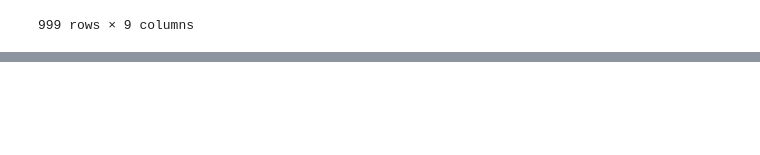
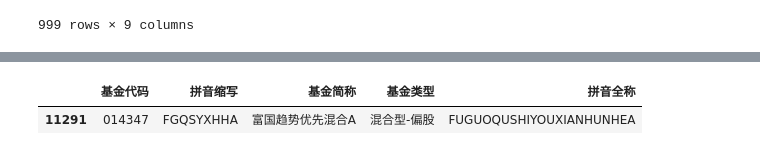
Before and after one commit to tcfh2016/knowledge-map, a Jupyter notebook: Finance/FinTech/akshare/指数数据/akshare_index.ipynb, the cells around one changed output, grey strips where cells are left out. Cells and saved outputs as stored; diff of their text form; code cells hidden in the pictures; blank space fills up the shorter version.

Commit message:
akshare update.

```diff
--- a/Finance/FinTech/akshare/指数数据/akshare_index.ipynb
+++ b/Finance/FinTech/akshare/指数数据/akshare_index.ipynb
@@ -108,0 +136,7 @@ gz_df.loc['399750':]
+# %%
+import akshare as ak
+
+ak.fund_name_em().sample()
+# %% [output]
+|  | 基金代码 | 拼音缩写 | 基金简称 | 基金类型 | 拼音全称 |
+| 11291 | 014347 | FGQSYXHHA | 富国趋势优先混合A | 混合型-偏股 | FUGUOQUSHIYOUXIANHUNHEA |
```
Also changed, not shown: parts of 6 cells of this notebook, 2 other files.
